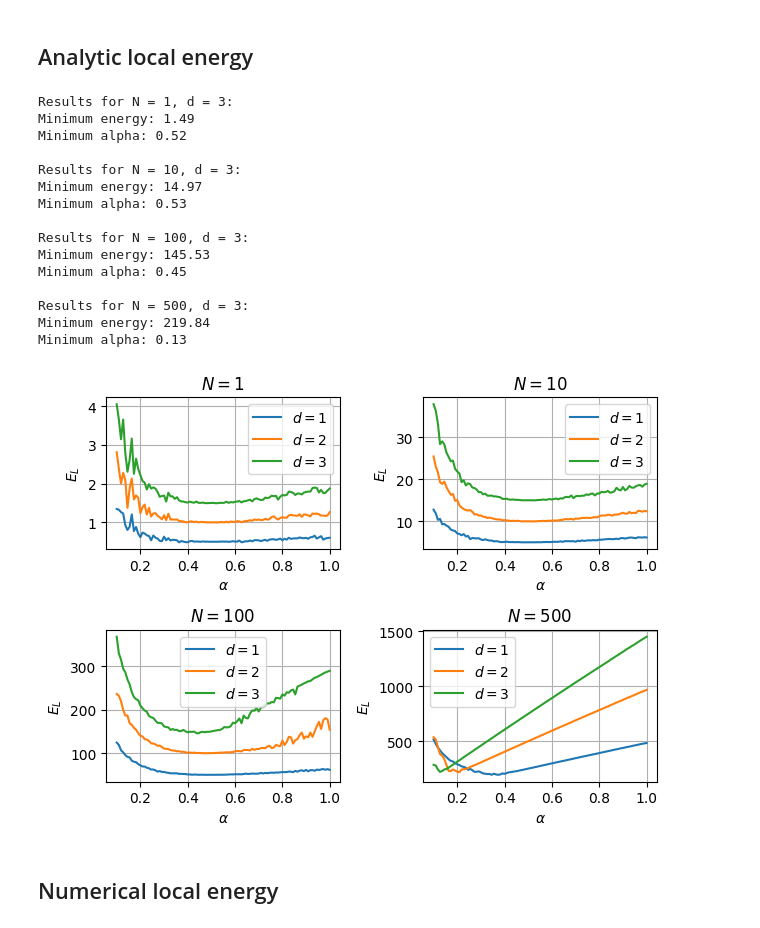
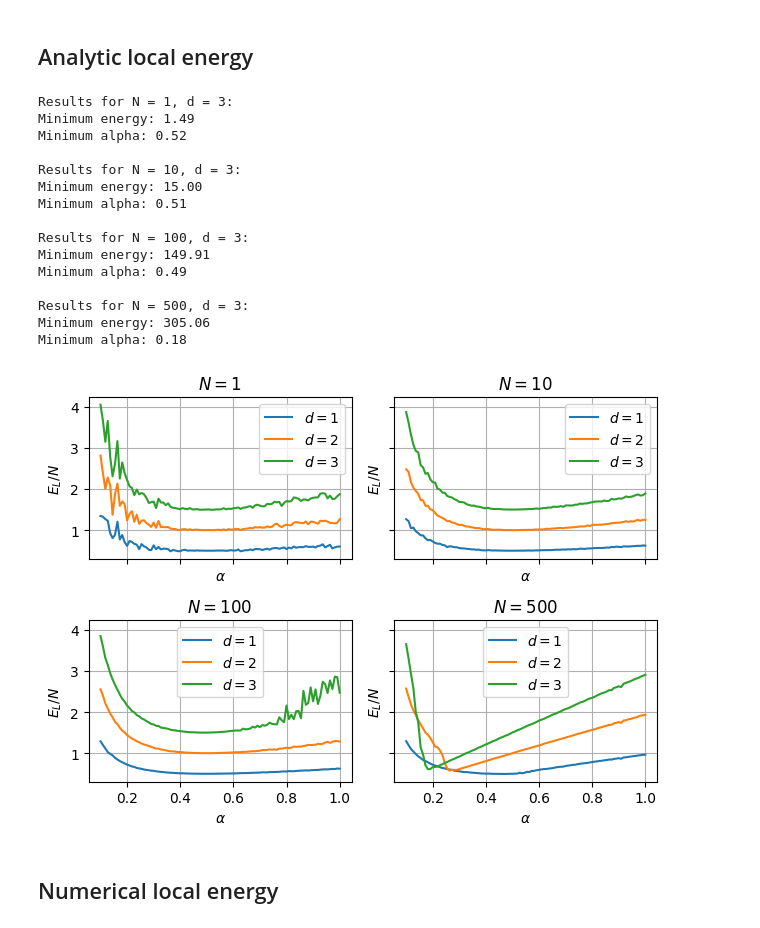
Before and after one commit to semapheur/fys4411, a Jupyter notebook: project_1/code/calc_b.ipynb, the cells around one changed output. Drawn from its saved outputs; the diff is of its cells as text; code cells hidden in the pictures.

```diff
--- a/project_1/code/calc_b.ipynb
+++ b/project_1/code/calc_b.ipynb
@@ -8,10 +8,10 @@ import numpy as np
 
 from vmc_jax import MetropolisJAX
 from bose_harmonic import HarmonicParamGrid
-from bose_harmonic_jax import wavefunction_jax, local_energy_jax, HarmonicParams
+from bose_harmonic_jax import log_wavefunction_jax, local_energy_jax, HarmonicParams
 
 base_cycles = 10_000
-base_step = 0.5
+base_step = 1.0
 
 alpha_values = np.linspace(0.1, 1.0, 100)
 param_grid = HarmonicParamGrid(param_type=HarmonicParams, alpha=alpha_values)
@@ -19,54 +19,56 @@ param_grid = HarmonicParamGrid(param_type=HarmonicParams, alpha=alpha_values)
 number_particles = [1, 10, 100, 500]
 dims = [1, 2, 3]
 
-fig, axs = plt.subplots(2, 2)
+fig, axs = plt.subplots(2, 2, sharex=True, sharey=True)
 axs = axs.ravel()
 
 for i, n in enumerate(number_particles):
   ax = axs[i]
 
+  step_size = base_step / np.sqrt(n)
+  cycles = int(base_cycles * np.sqrt(n))
+
   for j, d in enumerate(dims):
-    #step_size = base_step / np.sqrt(n * d)
-    #cycles = int(base_cycles * np.sqrt(n * d))
 
     simulation = MetropolisJAX[HarmonicParams](n, d)
     result = simulation.grid_search_brute(
-      wavefunction_jax, local_energy_jax, param_grid, base_step, base_cycles
+      log_wavefunction_jax, local_energy_jax, param_grid, step_size, cycles
     )
 
     energies = result.energies
-    ax.plot(alpha_values, energies, label=f"$d = {d}$")
+    ax.plot(alpha_values, energies/n, label=f"$d = {d}$")
     ax.set_title(f"$N = {n}$")
-    ax.set(xlabel=r"$\alpha$", ylabel=r"$E_L$")
+    ax.set(xlabel=r"$\alpha$", ylabel=r"$E_L /N$")
     ax.legend()
     ax.grid(True)
 
     if d == 3:
       min_energy = np.min(energies)
       min_alpha = alpha_values[np.argmin(energies)]
       print(f"Results for N = {n}, d = {d}:")
       print(f"Minimum energy: {min_energy:.2f}")
       print(f"Minimum alpha: {min_alpha:.2f}\n")
 
 plt.tight_layout()
+# plt.savefig("vmc_bose_harmonic_grid_analytic.pdf", format="pdf")
 plt.show()
 # %% [output]
 Results for N = 1, d = 3:
 Minimum energy: 1.49
 Minimum alpha: 0.52
 
 Results for N = 10, d = 3:
-Minimum energy: 14.97
-Minimum alpha: 0.53
+Minimum energy: 15.00
+Minimum alpha: 0.51
 
 Results for N = 100, d = 3:
-Minimum energy: 145.53
-Minimum alpha: 0.45
+Minimum energy: 149.91
+Minimum alpha: 0.49
 
 Results for N = 500, d = 3:
-Minimum energy: 219.84
-Minimum alpha: 0.13
+Minimum energy: 305.06
+Minimum alpha: 0.18
-[figure, old version]
+[figure, new version]
 # %% [markdown]
 ## Numerical local energy
 # %%
```
Also changed, not shown: parts of 2 cells of this notebook, 5 other files.
